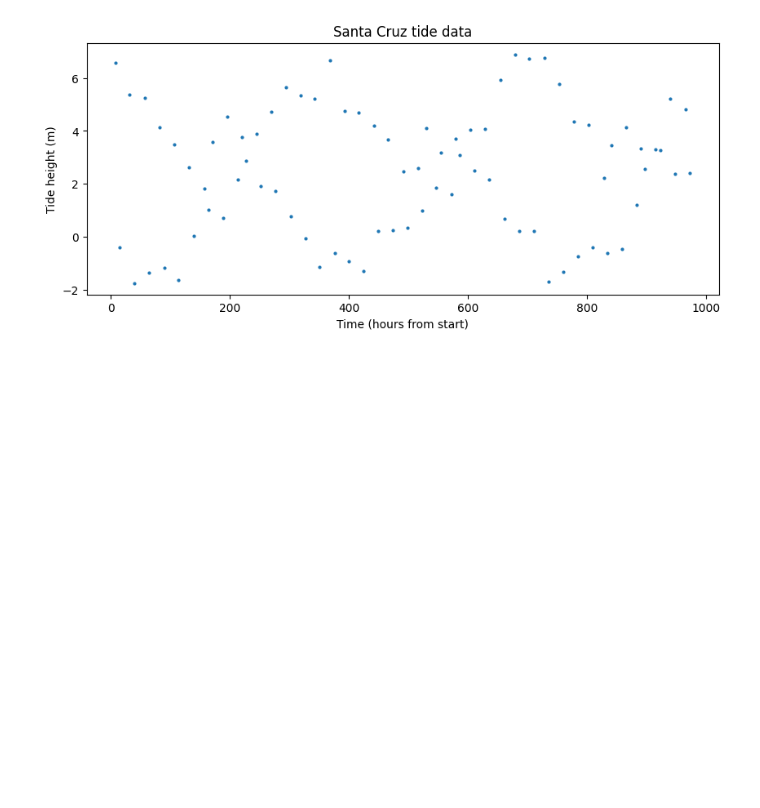
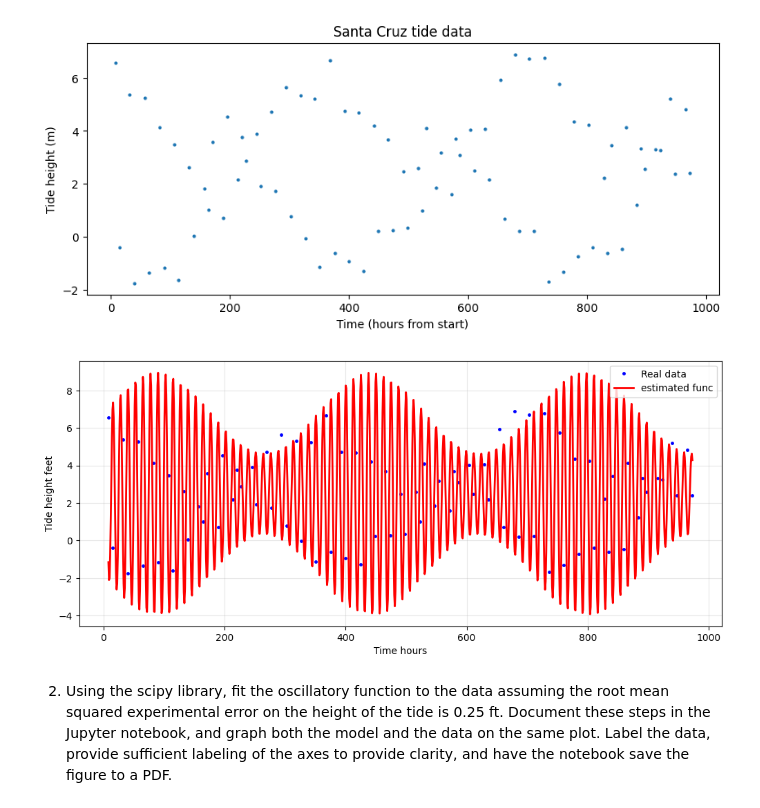
Before and after one commit to EvanIsCoolAndEpic/Group-Project-1-ASTR-19, a Jupyter notebook: Step 1.ipynb, the cells around one changed output. Saved outputs shown, nothing was run; the diff lists cells and outputs as text; code cells hidden in the pictures; blank space fills up the shorter version.

Commit message:
Step 1 Mostly Finished
Okay :)

```diff
--- a/Step 1.ipynb
+++ b/Step 1.ipynb
@@ -65,0 +88,26 @@ plt.show()
+# %%
+#Plot the data with our estimated oscillatory function
+#Create smooth time array for plotting the curve using linspace
+t_smooth = np.linspace(min(time_hours), max(time_hours), 1000)
+
+#Calculate predicted heights using our function and estimated parameters
+predicted_height = osc_func(t_smooth, A0, A1, A2, T1, T2, phi1, phi2)
+
+#Create the plot
+plt.figure(figsize=(12, 5))
+plt.plot(time_hours, height, '.', markersize=5, label='Real data', color='blue')
+plt.plot(t_smooth, predicted_height, '-', linewidth=2, label='estimated func', color='red')
+plt.xlabel('Time hours')
+plt.ylabel('Tide height feet')
+plt.legend()
+plt.grid(True, alpha=0.3)
+plt.show()
+#This is visualization for My Sake. Next person can Comment this out -evan.
+
+#Note for next person: use scipy.optimize_curve_fit
+#The curve_fit function should have better values
+#to make the red curve fit the blue dots more closely.
+# %% [output]
+[figure, added]
+# %% [markdown]
+2) Using the scipy library, fit the oscillatory function to the data assuming the root mean squared experimental error on the height of the tide is 0.25 ft. Document these steps in the Jupyter notebook, and graph both the model and the data on the same plot. Label the data, provide sufficient labeling of the axes to provide clarity, and have the notebook save the figure to a PDF.
```
Also changed, not shown: parts of 4 cells of this notebook.
